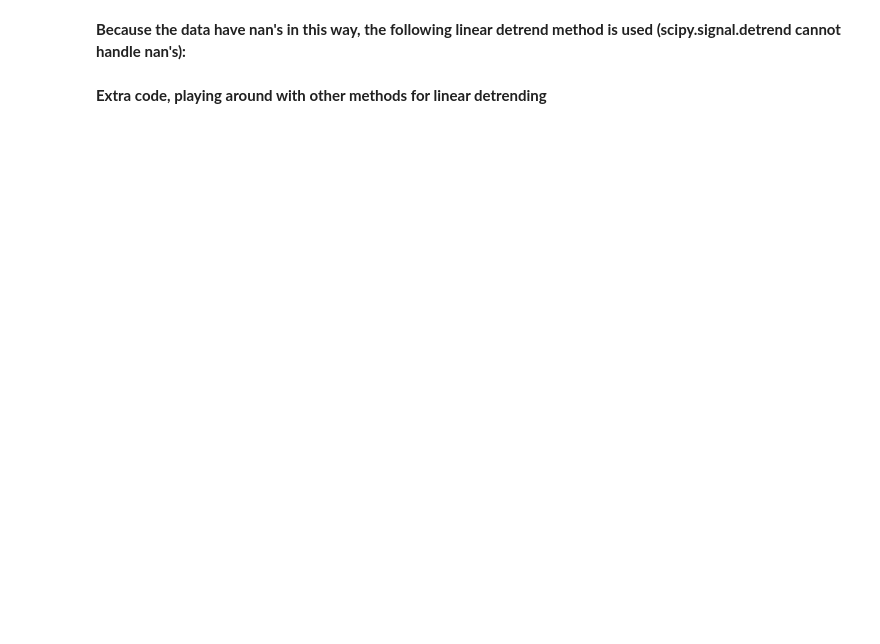
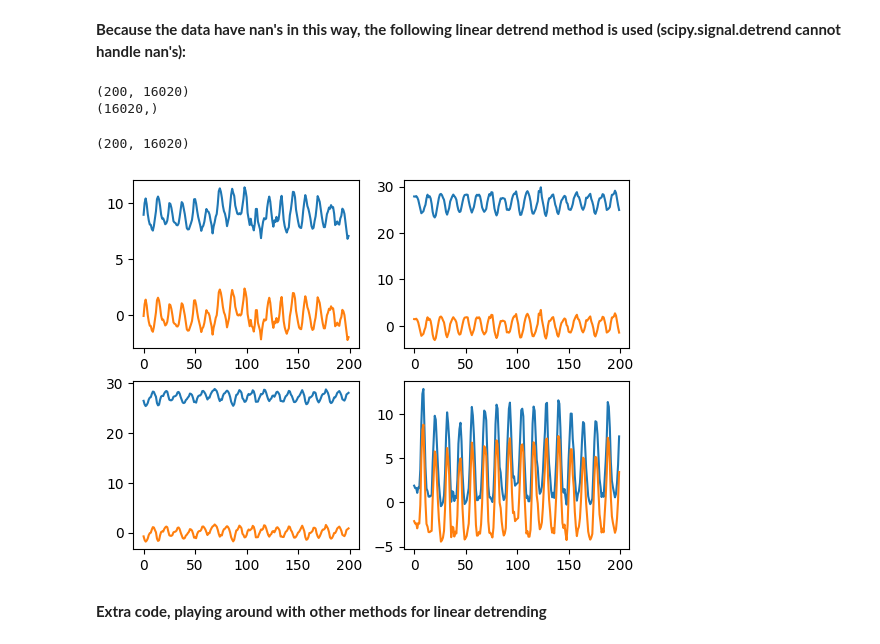
Before and after one commit to DeanHenze/Dask-with-cloud, a Jupyter notebook: examples/eof_ersst.ipynb, the cells around one changed output. Drawn from its saved outputs; the diff is of its cells as text; code cells hidden in the pictures; blank space fills up the shorter version.

```diff
--- a/examples/eof_ersst.ipynb
+++ b/examples/eof_ersst.ipynb
@@ -203,20 +196,28 @@ len(n_null) == (n0 + n200) # True if all gridpoints contain either all or no NAN
 # %% [markdown]
 **Because the data have nan's in this way, the following linear detrend method is used (scipy.signal.detrend cannot handle nan's):**
 # %%
-nt, nlat, nlon = sst.shape
-x = np.arange(len(sst_point))
+nt, nlat, nlon = sstdata['sst'].shape
+x = np.arange(nt)
 sst_detrend = sstdata['sst'].values.reshape(nt, nlat*nlon)
 # %%
 fitresults = np.polyfit(x, sstdata['sst'].values.reshape(nt, nlat*nlon), 1, rcond=None, full=False, w=None, cov=False)
 print(sst_detrend.shape)
 print(fitresults[1].shape)
+# %% [output]
+(200, 16020)
+(16020,)
 # %%
 lintrend = sst_detrend*fitresults[0] + fitresults[1]
 lintrend.shape
+# %% [output]
+(200, 16020)
 # %%
-test = sst_detrend – lintrend
+test = sst_detrend - lintrend
 # %%
 # Confirm detrend:
-plt.figure()
-plt.plot(sst_detrend[:,4500])
-plt.plot(test[:,4500])
+fig1, axes1 = plt.subplots(2, 2)
+for ax, idx in zip(axes1.flatten(), [3500, 6500, 9500, 12500]):
+    ax.plot(sst_detrend[:,idx])
+    ax.plot(test[:,idx])
+# %% [output]
+[figure, added]
```
Also changed, not shown: parts of 29 cells of this notebook.
